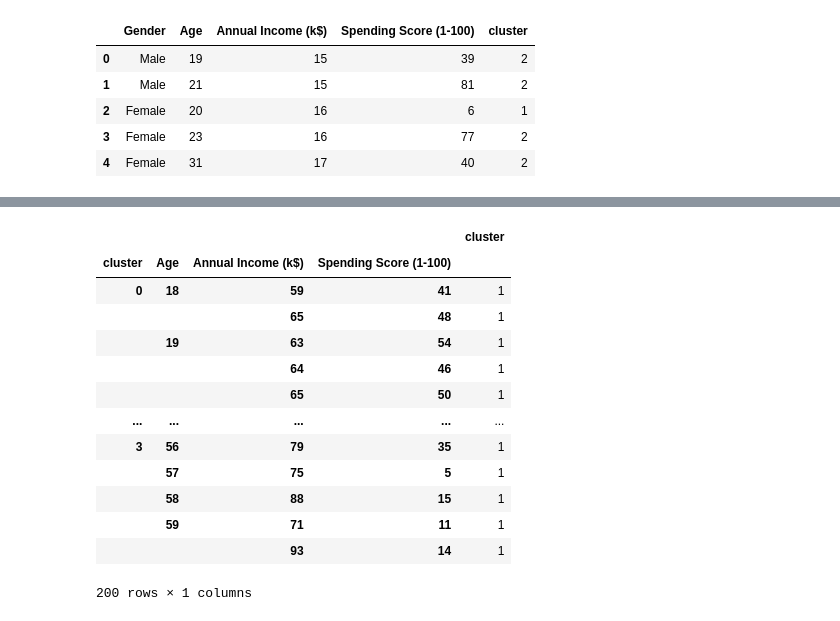
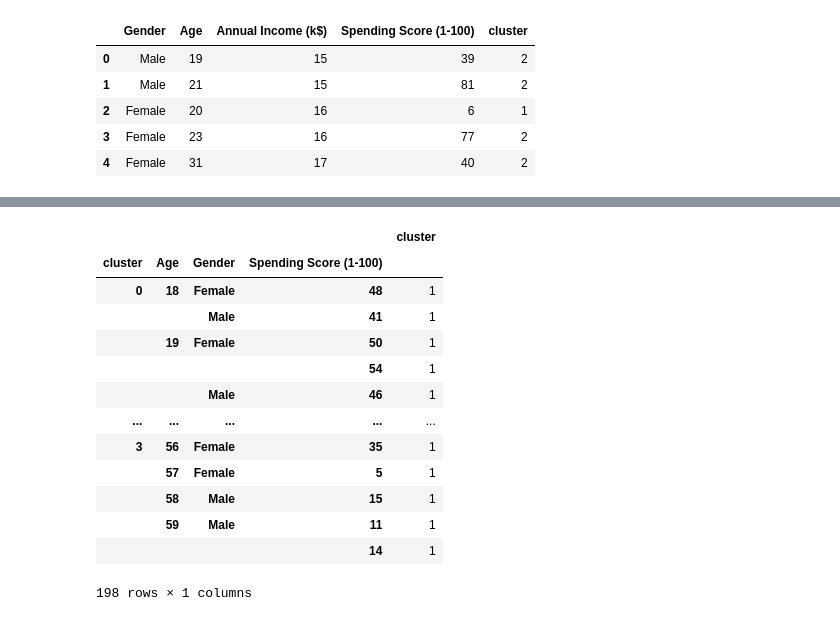
Before and after one commit to Chaithra007/Mall_customers_PVL, a Jupyter notebook: Mall_customer_PVL.ipynb, the cells around one changed output, grey strips where cells are left out. Drawn from its saved outputs; the diff is of its cells as text; code cells hidden in the pictures.

```diff
--- a/Mall_customer_PVL.ipynb
+++ b/Mall_customer_PVL.ipynb
@@ -338,22 +338,22 @@ fig.show()
 # %% [output]
 [interactive output not drawn]
 # %%
-df2 = pd.DataFrame(df.groupby(['cluster','Age','Annual Income (k$)','Spending Score (1-100)'])['cluster'].count())
+df2 = pd.DataFrame(df.groupby(['cluster','Age','Gender','Spending Score (1-100)'])['cluster'].count())
 df2
 # %% [output]
 |  |  |  |  | cluster |
-| cluster | Age | Annual Income (k$) | Spending Score (1-100) |  |
-| 0 | 18 | 59 | 41 | 1 |
-|  |  | 65 | 48 | 1 |
-|  | 19 | 63 | 54 | 1 |
-|  |  | 64 | 46 | 1 |
-|  |  | 65 | 50 | 1 |
+| cluster | Age | Gender | Spending Score (1-100) |  |
+| 0 | 18 | Female | 48 | 1 |
+|  |  | Male | 41 | 1 |
+|  | 19 | Female | 50 | 1 |
+|  |  |  | 54 | 1 |
+|  |  | Male | 46 | 1 |
 | ... | ... | ... | ... | ... |
-| 3 | 56 | 79 | 35 | 1 |
-|  | 57 | 75 | 5 | 1 |
-|  | 58 | 88 | 15 | 1 |
-|  | 59 | 71 | 11 | 1 |
-|  |  | 93 | 14 | 1 |
+| 3 | 56 | Female | 35 | 1 |
+|  | 57 | Female | 5 | 1 |
+|  | 58 | Male | 15 | 1 |
+|  | 59 | Male | 11 | 1 |
+|  |  |  | 14 | 1 |
-200 rows × 1 columns
+198 rows × 1 columns
 # %%
 df2.to_csv('classified_dataframe.csv')
```
